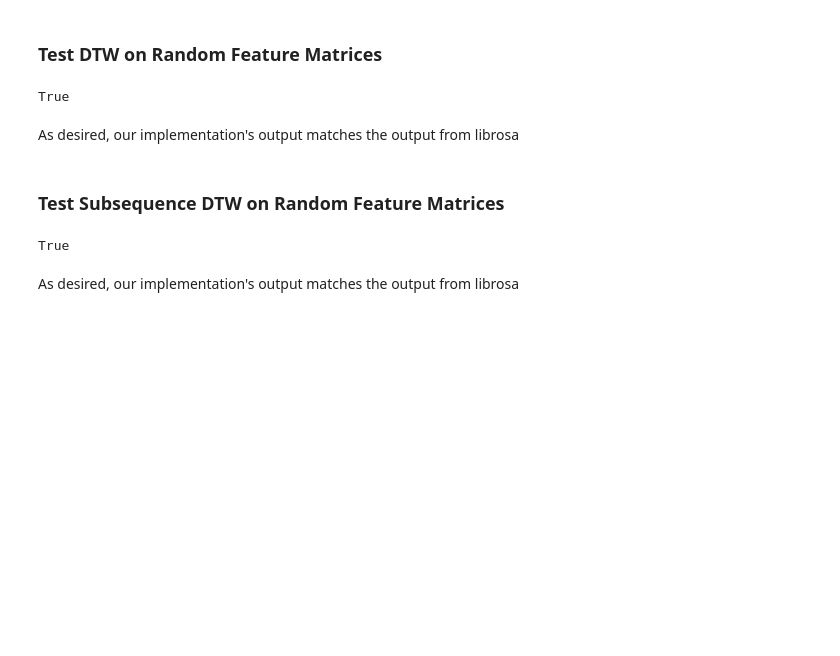
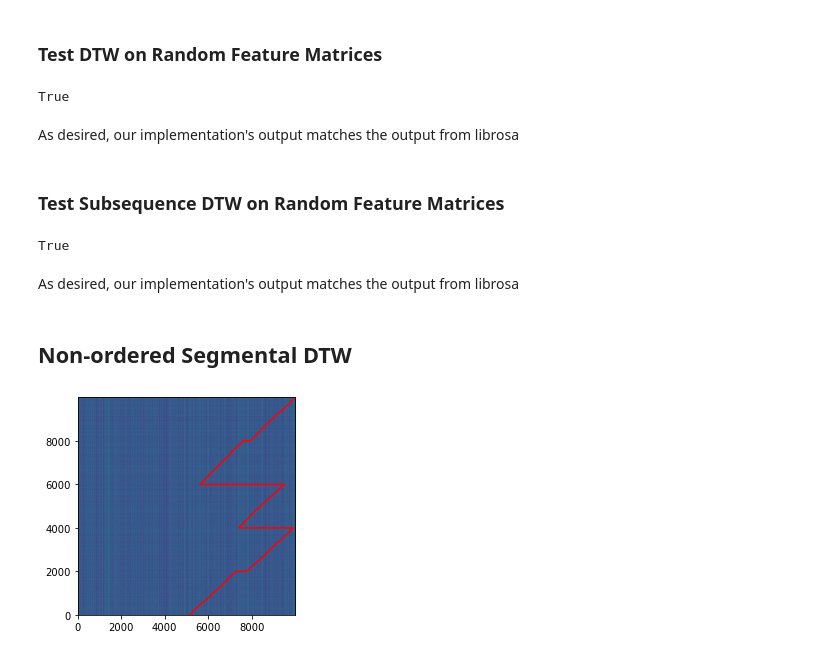
Before and after one commit to HMC-MIR/ParallelizingDTW-CPU_Implementations, a Jupyter notebook: 02b_Align_numba.ipynb, the cells around one changed output. Drawn from its saved outputs; the diff is of its cells as text; code cells hidden in the pictures; blank space fills up the shorter version.

Commit message:
Implemented Non-ordered Segmental DTW

```diff
--- a/02b_Align_numba.ipynb
+++ b/02b_Align_numba.ipynb
@@ -147,8 +147,6 @@ def DTW_Backtrace(D, B, Steps=DTWDefaultSteps, subsequence=False, startCol=-1):
     Returns:
     fwdPath -- A 2d numpy array storing the optimal path. The first row is the path through the rows.
             The second row is the path through the columns
-    endCol -- The last column in the path
-    endCost -- The accumulated cost at the end of the path
     '''
 
     '''
@@ -233,22 +231,36 @@ def DTW_Backtrace(D, B, Steps=DTWDefaultSteps, subsequence=False, startCol=-1):
 
     # reverse the path (a matrix with two rows) and return it
     fwdPath = np.fliplr(path[:, 0:stepsInPath])
-    return fwdPath#[fwdPath, endCol, endCost]
+    return fwdPath
+    #return fwdPath, endCol, endCost
 # %%
+@njit
 def DTW(F1, F2, Steps = DTWDefaultSteps, weights = DTWDefaultWeights, subsequence = False):
     '''
+    Run DTW on two feature matrices
 
+    Arguments:
+    F1 -- Feature Matrix 1
+    F2 -- Feature Matrix 2
+    Steps -- The steps matrix. The first row is the steps in along the rows,
+             the second row is the steps along the columns
+    weights -- The weights for the steps
+    subsequence -- True if subsequence DTW should be performed rather than standard DTW
+
+    Returns:
+    path -- A 2d numpy array storing the optimal path. The first row is the path through the rows.
+            The second row is the path through the columns
     '''
+    #TODO: Verify Parameters
+
     # Compute Cost Matrix
     C = 1 - F1.T @ F2 # cos distance metric
 
     # Get D and B
     D, B = DTW_Cost_To_DAndB(C, Steps = Steps, weights = weights, subsequence=subsequence)
 
-    # Backtrace
-    path = DTW_Backtrace(D, B, Steps=Steps, subsequence=subsequence)
-
-    return path
+    # Backtrace and return
+    return DTW_Backtrace(D, B, Steps=Steps, subsequence=subsequence)
 # %% [markdown]
 ### Test DTW on Random Feature Matrices
 # %%
@@ -281,3 +293,5 @@ np.allclose(SDTWpath, np.fliplr(SDTWwp.T))
 True
 # %% [markdown]
 As desired, our implementation's output matches the output from librosa
+# %% [markdown]
+## Non-ordered Segmental DTW
@@ -283,0 +353,9 @@ As desired, our implementation's output matches the output from librosa
+# %%
+path = NSDTW(F1, F2, 5)
+# %%
+C = 1 - F1.T @ F2
+# %%
+plt.imshow(C, origin="lower");
+plt.plot(path[1,:], path[0,:], 'r');
+# %% [output]
+[figure, added]
```
Also changed, not shown: parts of 3 cells of this notebook.
